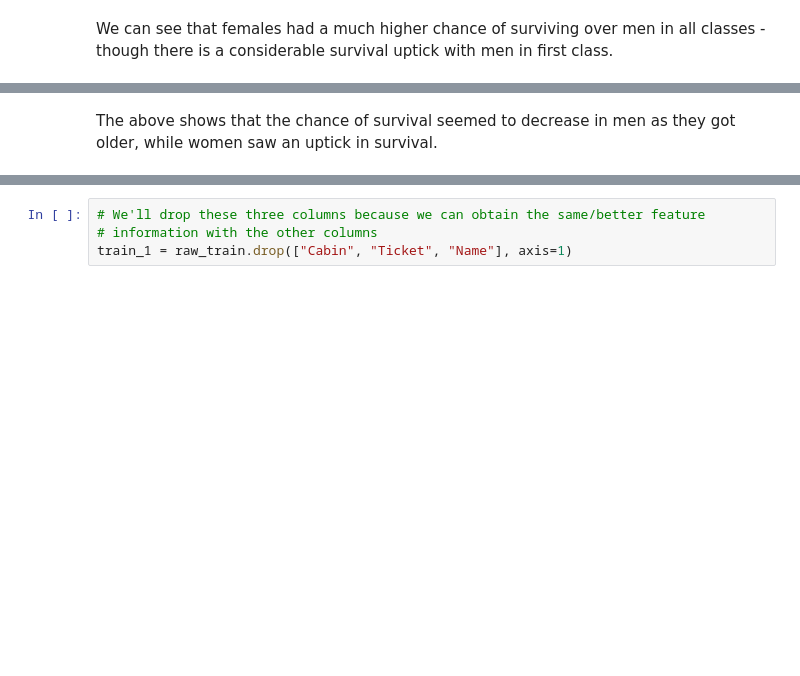
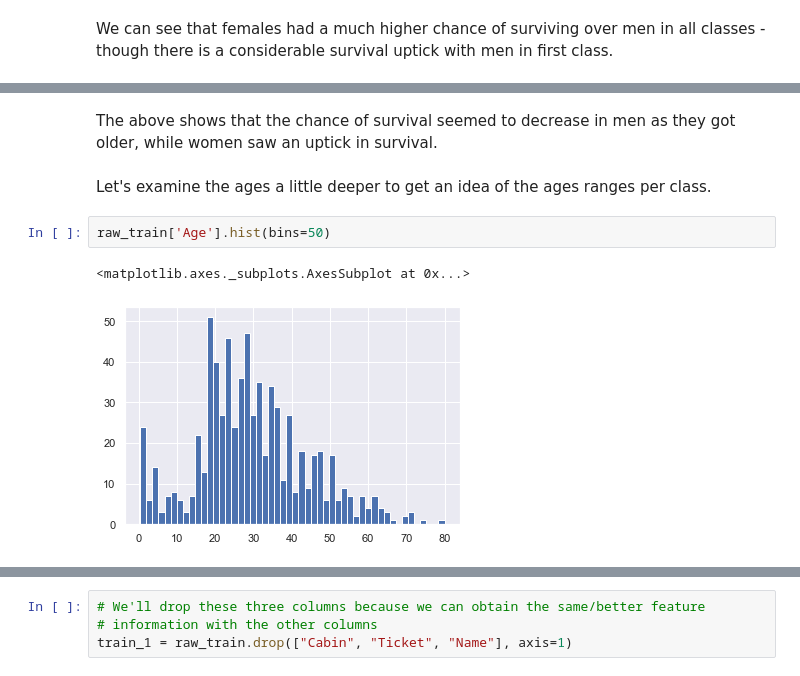
Before and after one commit to kevinodata/titanic, a Jupyter notebook: titanic_classifier.ipynb, the cells around one changed output, grey strips where cells are left out. Drawn from its saved outputs; the diff is of its cells as text; blank space fills up the shorter version.

Commit message:
Done cleaning training data - scale and modeling up next
Also added to the EDA with some more advanced Seaborn visualization.

```diff
--- a/titanic_classifier.ipynb
+++ b/titanic_classifier.ipynb
@@ -118,2 +117,8 @@ plot2.set(xlim=(0, 80), ylim=(-.05, 1.05))
 # %% [markdown]
-The above shows that the chance of survival seemed to decrease in men as they got older, while women saw an uptick in survival.
+The above shows that the chance of survival seemed to decrease in men as they got older, while women saw an uptick in survival. <br> <br>
+Let's examine the ages a little deeper to get an idea of the ages ranges per class.
+# %%
+raw_train['Age'].hist(bins=50)
+# %% [output]
+<matplotlib.axes._subplots.AxesSubplot at 0x...>
+[figure, added]
```
Also changed, not shown: parts of 17 cells of this notebook.
